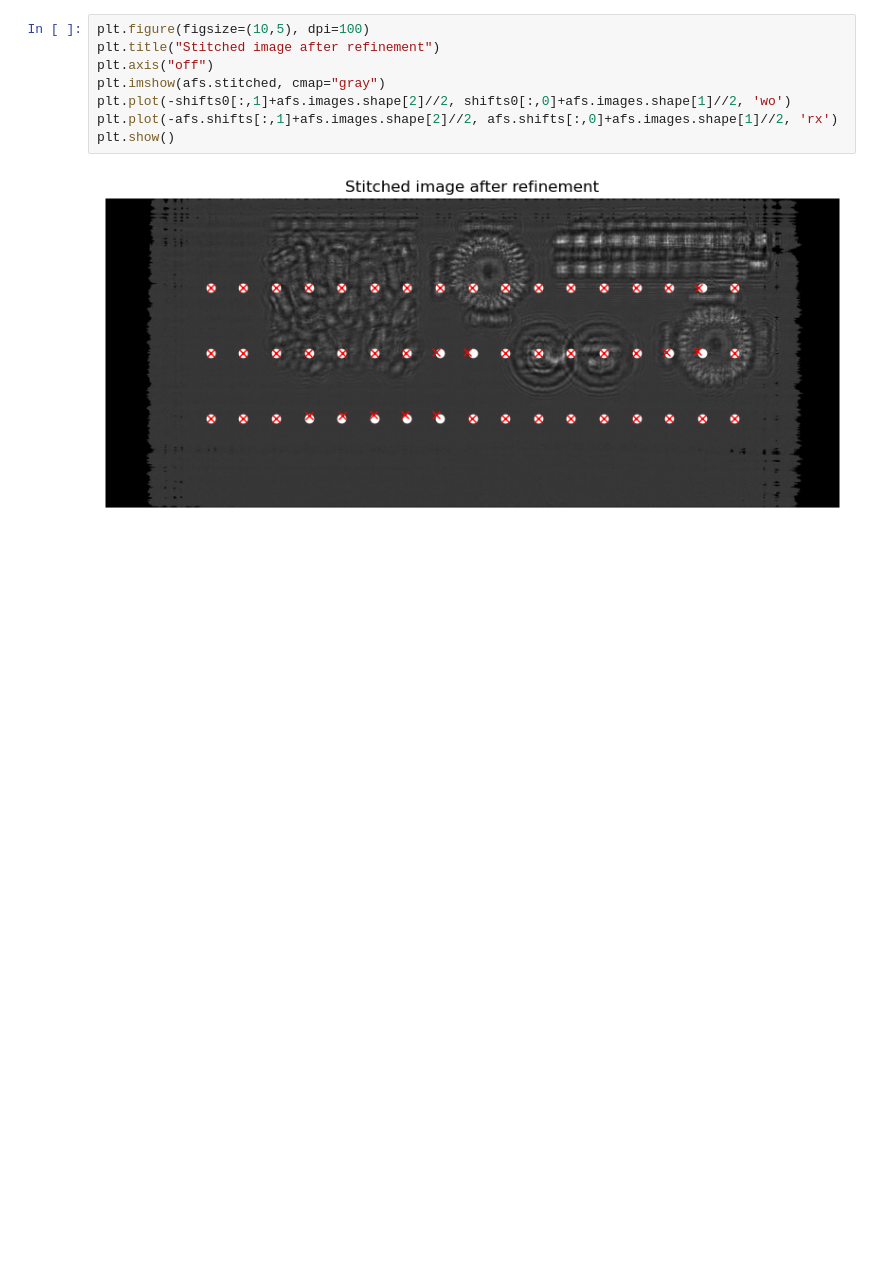
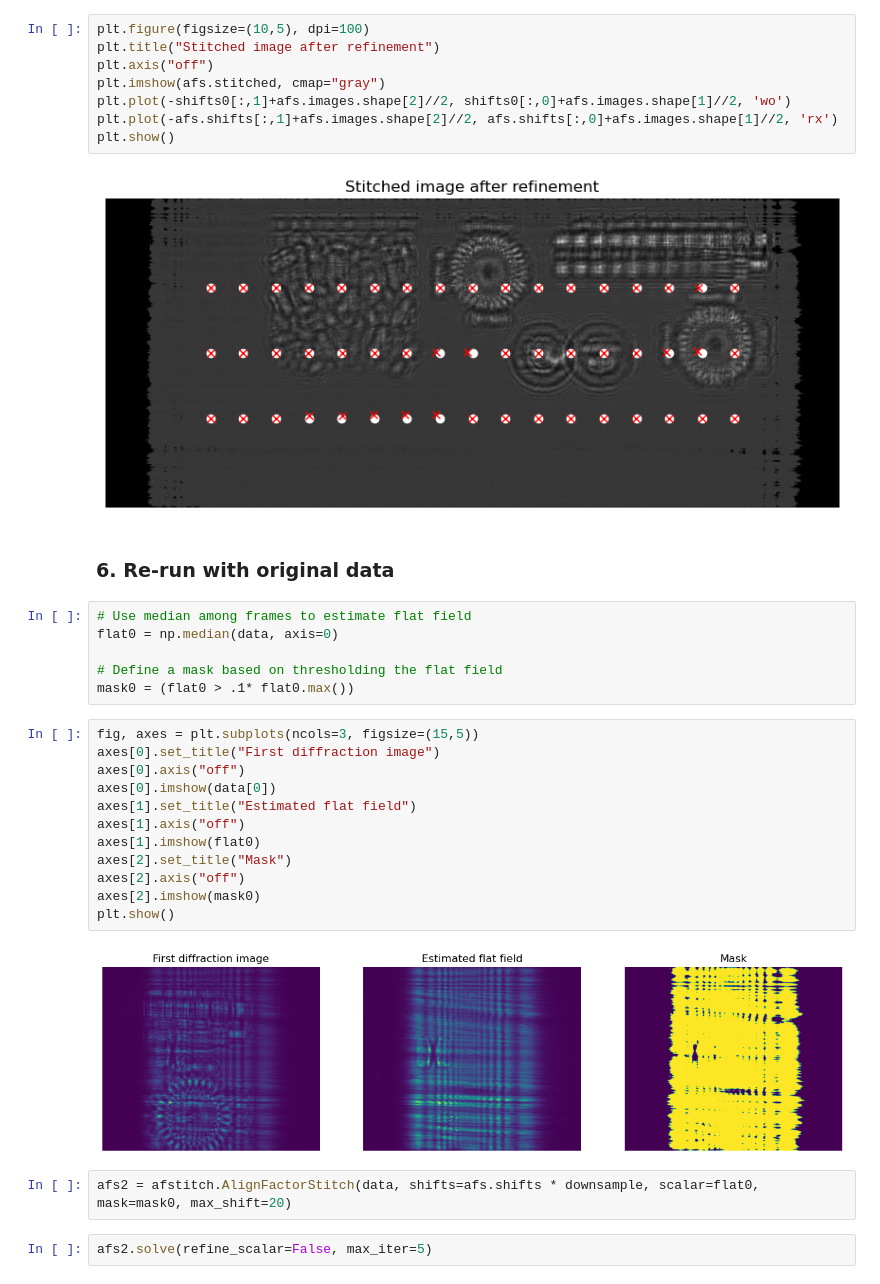
Before and after one commit to optimato/align-factor-stitch, a Jupyter notebook: examples/example_I14_hologram.ipynb, the cells around one changed output. Saved outputs shown, nothing was run; the diff lists cells and outputs as text; blank space fills up the shorter version.

Commit message:
moved max_shift into the init, added new example

```diff
--- a/examples/example_I14_hologram.ipynb
+++ b/examples/example_I14_hologram.ipynb
@@ -79,3 +79,29 @@ plt.plot(-afs.shifts[:,1]+afs.images.shape[2]//2, afs.shifts[:,0]+afs.images.sha
 plt.show()
 # %% [output]
 [figure]
+# %% [markdown]
+### 6. Re-run with original data
+# %%
+# Use median among frames to estimate flat field
+flat0 = np.median(data, axis=0)
+
+# Define a mask based on thresholding the flat field
+mask0 = (flat0 > .1* flat0.max())
+# %%
+fig, axes = plt.subplots(ncols=3, figsize=(15,5))
+axes[0].set_title("First diffraction image")
+axes[0].axis("off")
+axes[0].imshow(data[0])
+axes[1].set_title("Estimated flat field")
+axes[1].axis("off")
+axes[1].imshow(flat0)
+axes[2].set_title("Mask")
+axes[2].axis("off")
+axes[2].imshow(mask0)
+plt.show()
+# %% [output]
+[figure, added]
+# %%
+afs2 = afstitch.AlignFactorStitch(data, shifts=afs.shifts * downsample, scalar=flat0, mask=mask0, max_shift=20)
+# %%
+afs2.solve(refine_scalar=False, max_iter=5)
```
Also changed, not shown: parts of 3 cells of this notebook, 3 other files.
